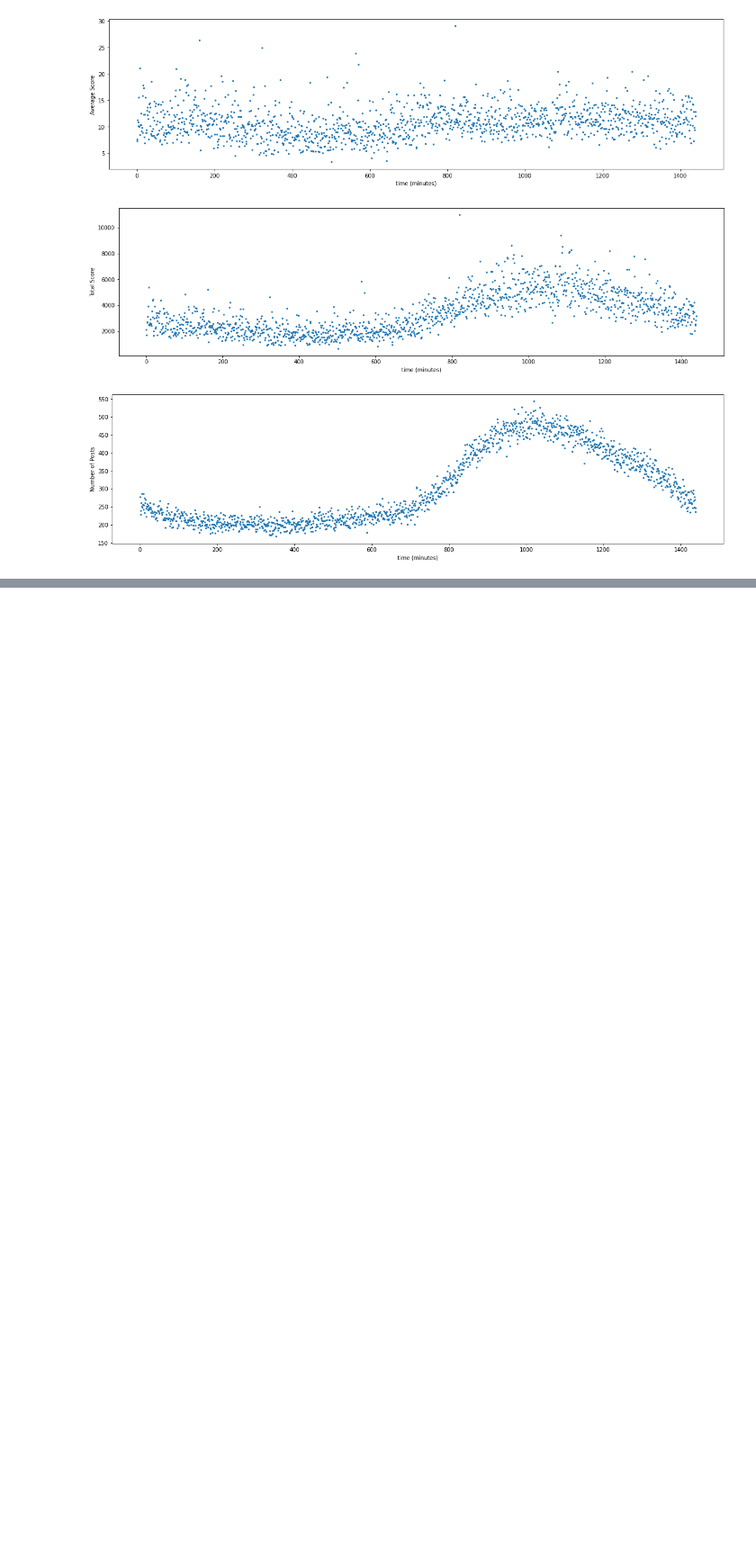
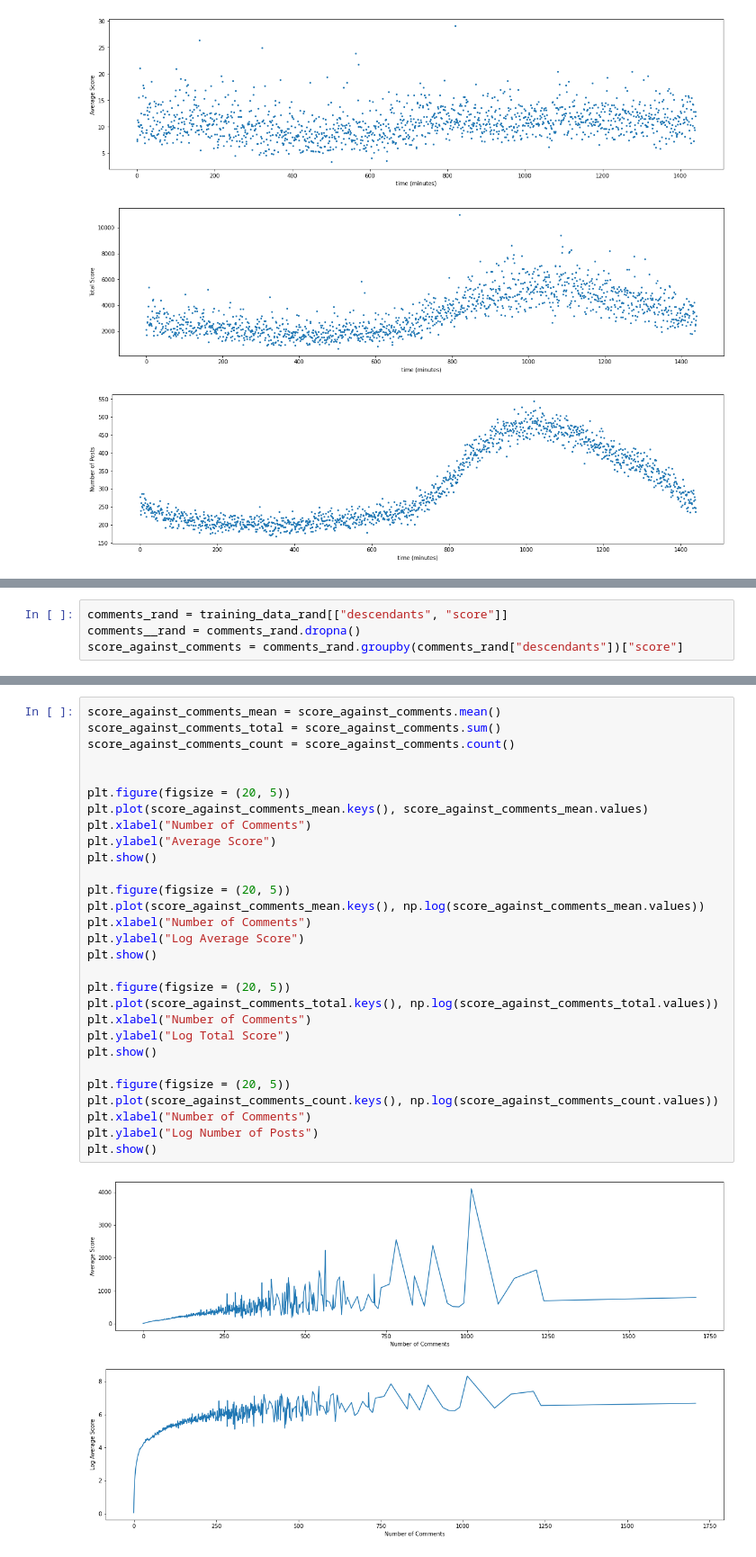
Before and after one commit to Zaidek/Part-II-Disertation, a Jupyter notebook: ptIIproj.ipynb, the cells around one changed output, grey strips where cells are left out. Shown at 90% size. Cells and saved outputs as stored; diff of their text form; blank space fills up the shorter version.

Commit message:
Added information about descendents against score

```diff
--- a/ptIIproj.ipynb
+++ b/ptIIproj.ipynb
@@ -410,0 +410,4 @@ False
+# %%
+comments_rand = training_data_rand[["descendants", "score"]]
+comments__rand = comments_rand.dropna()
+score_against_comments = comments_rand.groupby(comments_rand["descendants"])["score"]
@@ -410,0 +428,32 @@ False
+# %%
+score_against_comments_mean = score_against_comments.mean()
+score_against_comments_total = score_against_comments.sum()
+score_against_comments_count = score_against_comments.count()
+
+
+plt.figure(figsize = (20, 5))
+plt.plot(score_against_comments_mean.keys(), score_against_comments_mean.values)
+plt.xlabel("Number of Comments")
+plt.ylabel("Average Score")
+plt.show()
+
+plt.figure(figsize = (20, 5))
+plt.plot(score_against_comments_mean.keys(), np.log(score_against_comments_mean.values))
+plt.xlabel("Number of Comments")
+plt.ylabel("Log Average Score")
+plt.show()
+
+plt.figure(figsize = (20, 5))
+plt.plot(score_against_comments_total.keys(), np.log(score_against_comments_total.values))
+plt.xlabel("Number of Comments")
+plt.ylabel("Log Total Score")
+plt.show()
+
+plt.figure(figsize = (20, 5))
+plt.plot(score_against_comments_count.keys(), np.log(score_against_comments_count.values))
+plt.xlabel("Number of Comments")
+plt.ylabel("Log Number of Posts")
+plt.show()
+# %% [output]
+[figure, added]
+[figure, added]
```
Also changed, not shown: parts of 3 cells of this notebook.
